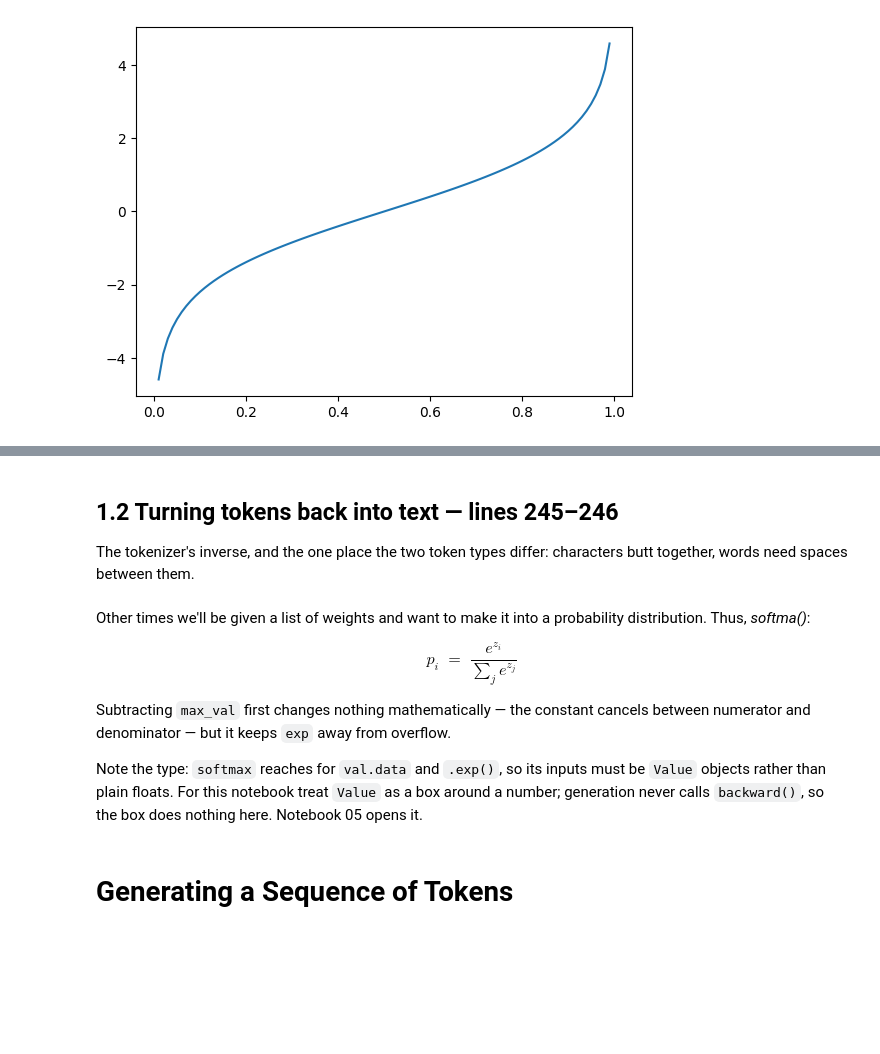
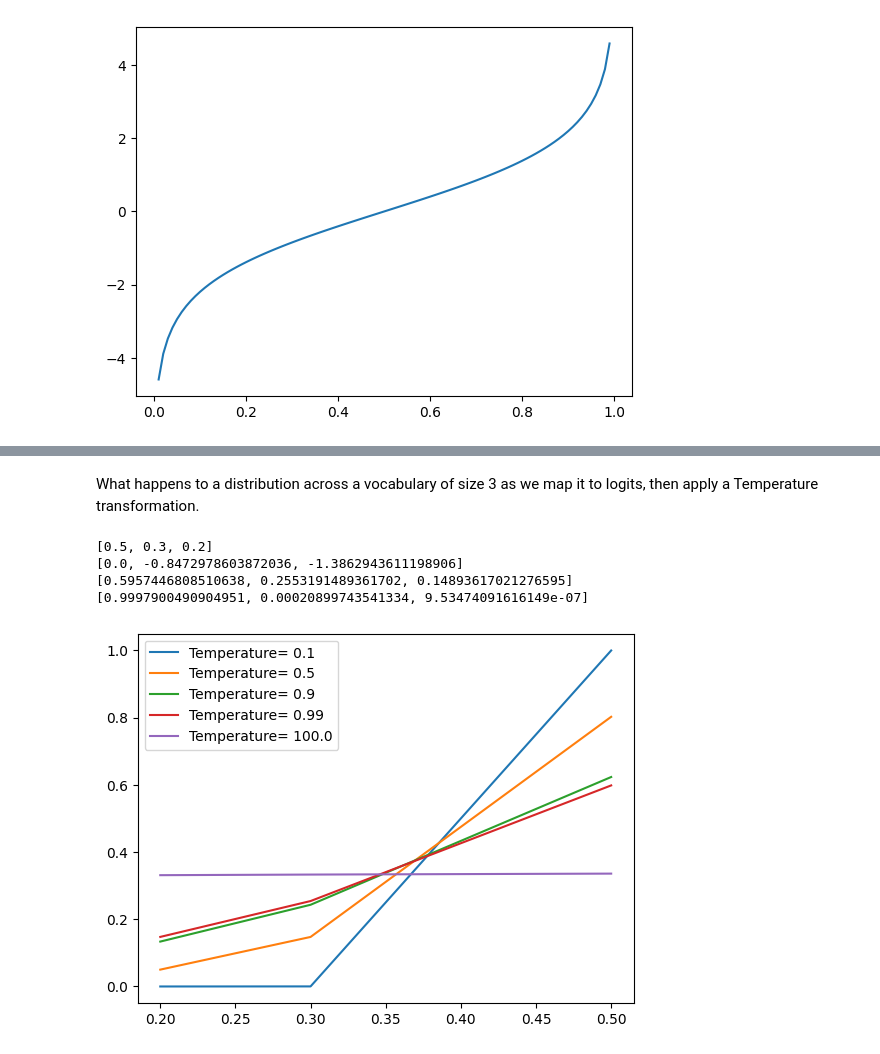
Before and after one commit to scotfree/lightningcatcher, a Jupyter notebook: lcgpt/notebooks/01_output_and_sampling.ipynb, the cells around one changed output, grey strips where cells are left out. Saved outputs shown, nothing was run; the diff lists cells and outputs as text; code cells hidden in the pictures; blank space fills up the shorter version.

```diff
--- a/lcgpt/notebooks/01_output_and_sampling.ipynb
+++ b/lcgpt/notebooks/01_output_and_sampling.ipynb
@@ -79,22 +68,23 @@ def tokens_to_text(tokens, token_type):
-# %% [markdown]
-## 1.2 Turning tokens back into text — lines 245–246
-
-The tokenizer's inverse, and the one place the two token types differ: characters
-butt together, words need spaces between them.
-# %% [markdown]
-Other times we'll  be given a list of weights and want to make it into a probability distribution. Thus, _softma()_:
-
-$$
-p_i \;=\; \frac{e^{z_i}}{\sum_j e^{z_j}}
-$$
-
-Subtracting `max_val` first changes nothing mathematically — the constant cancels
-between numerator and denominator — but it keeps `exp` away from overflow.
-
-Note the type: `softmax` reaches for `val.data` and `.exp()`, so its inputs must be
-`Value` objects rather than plain floats. For this notebook treat `Value` as a box
-around a number; generation never calls `backward()`, so the box does nothing here.
-Notebook 05 opens it.
-# %% [markdown]
-# Generating a Sequence of Tokens
+# %% [markdown]
+What happens to a distribution across a vocabulary of size 3 as we map it to logits, then apply a Temperature transformation.
+# %%
+p1 = [0.5, 0.3, 0.2]
+temp = 0.1
+logits1 = [Value(logit(p)) for p in p1]
+print(p1)
+print([v.data for v in logits1])
+print([v.data for v in softmax(logits1)])
+print([v.data for v in softmax( [x/temp for x in logits1] )])
+# %% [output]
+[0.5, 0.3, 0.2]
+[0.0, -0.8472978603872036, -1.3862943611198906]
+[0.5957446808510638, 0.2553191489361702, 0.14893617021276595]
+[0.9997900490904951, 0.00020899743541334, 9.53474091616149e-07]
+# %%
+#plot
+for t in [0.1, 0.5, 0.9, 0.99, 100.0]:
+    plt.plot(p1, [v.data for v in softmax( [x/t for x in logits1] )], label=f"Temperature= {t}")
+    plt.legend()
+# %% [output]
+[figure, added]
 # %% [markdown]
```
Also changed, not shown: parts of 23 cells of this notebook, 9 other files.
